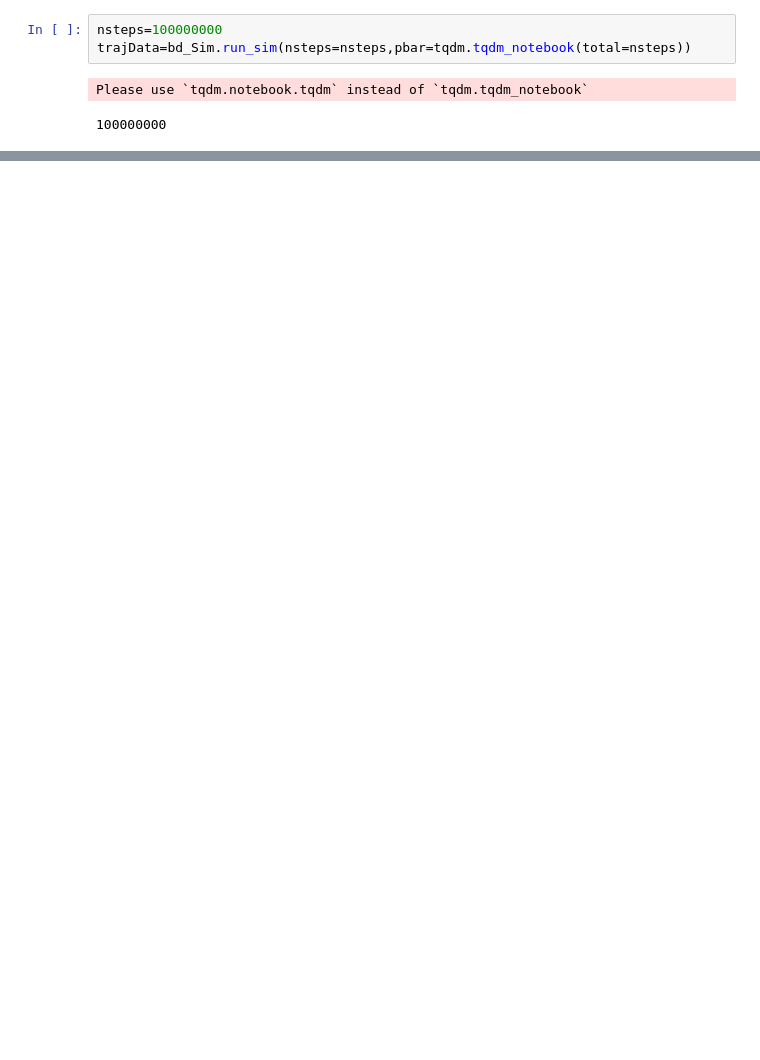
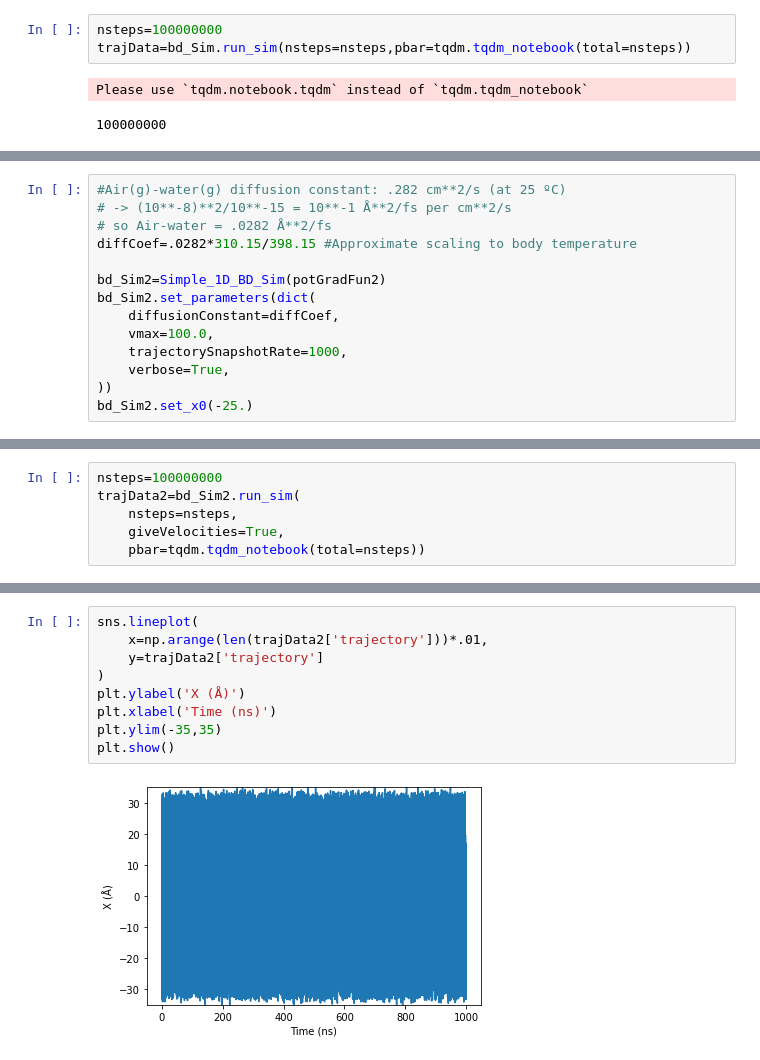
Before and after one commit to wesleymsmith/Milestone_Error_Analysis_Testing, a Jupyter notebook: Milestone_Polynomial_Model_Test.ipynb, the cells around one changed output, grey strips where cells are left out. Drawn from its saved outputs; the diff is of its cells as text; blank space fills up the shorter version.

```diff
--- a/Milestone_Polynomial_Model_Test.ipynb
+++ b/Milestone_Polynomial_Model_Test.ipynb
@@ -194,0 +226,14 @@ len(trajData['trajectory'])
+# %%
+#Air(g)-water(g) diffusion constant: .282 cm**2/s (at 25 ºC)
+# -> (10**-8)**2/10**-15 = 10**-1 Å**2/fs per cm**2/s
+# so Air-water = .0282 Å**2/fs
+diffCoef=.0282*310.15/398.15 #Approximate scaling to body temperature
+
+bd_Sim2=Simple_1D_BD_Sim(potGradFun2)
+bd_Sim2.set_parameters(dict(
+    diffusionConstant=diffCoef,
+    vmax=100.0,
+    trajectorySnapshotRate=1000,
+    verbose=True,
+))
+bd_Sim2.set_x0(-25.)
@@ -194,0 +251,6 @@ len(trajData['trajectory'])
+# %%
+nsteps=100000000
+trajData2=bd_Sim2.run_sim(
+    nsteps=nsteps,
+    giveVelocities=True,
+    pbar=tqdm.tqdm_notebook(total=nsteps))
@@ -194,0 +268,11 @@ len(trajData['trajectory'])
+# %%
+sns.lineplot(
+    x=np.arange(len(trajData2['trajectory']))*.01,
+    y=trajData2['trajectory']
+)
+plt.ylabel('X (Å)')
+plt.xlabel('Time (ns)')
+plt.ylim(-35,35)
+plt.show()
+# %% [output]
+[figure, added]
```
Also changed, not shown: parts of 20 cells of this notebook.
